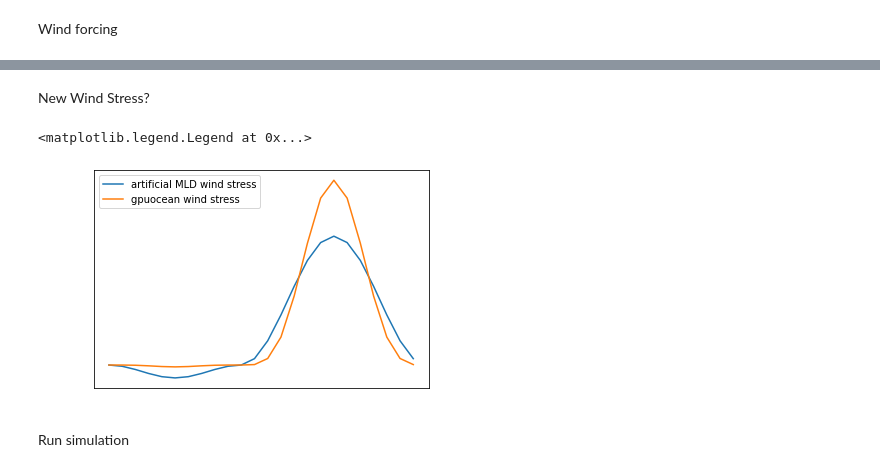
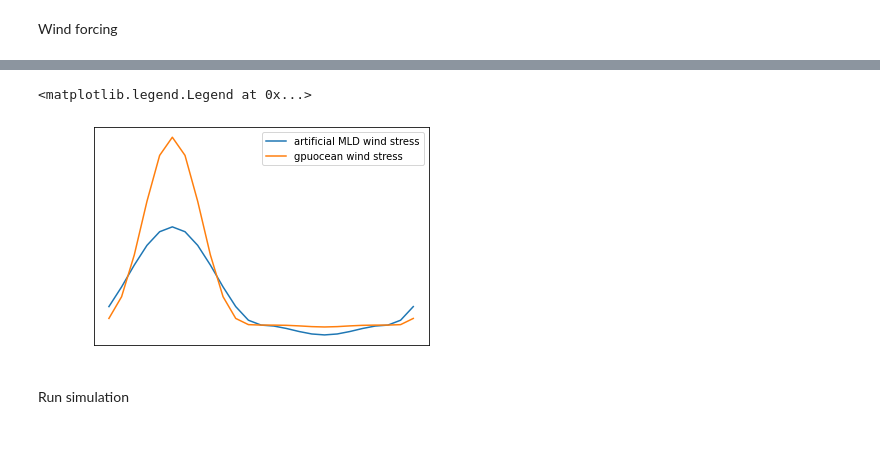
Before and after one commit to sintefmath/reduced-gravity-ocean-model, a Jupyter notebook: notebooks/Oslofjord/Oslofjord-ArtificialParameters.ipynb, the cells around one changed output, grey strips where cells are left out. Drawn from its saved outputs; the diff is of its cells as text; code cells hidden in the pictures; blank space fills up the shorter version.

```diff
--- a/notebooks/Oslofjord/Oslofjord-ArtificialParameters.ipynb
+++ b/notebooks/Oslofjord/Oslofjord-ArtificialParameters.ipynb
@@ -197,5 +225,5 @@ data_args["g"] = 0.01
 # %%
-data_args["r"] = 3.0e-3
+data_args["r"] = 1.0e-3#3.0e-3
 # %% [markdown]
 Set-up osciallating BC
 # %%
@@ -215,7 +246,7 @@ ts = data_args["t"] + np.arange(0, T+1, step=t_step)
 # %%
 ampl_v = 0.3 #Input
 freq = 12*3600
-bc_v_ref = ampl_v * np.cos(2*np.pi*ts/freq)[:,np.newaxis]
+bc_v_ref = ampl_v * np.sin(2*np.pi*ts/freq)[:,np.newaxis]
 
 bc_v = np.zeros((T_steps, NX))
 bc_v[:,165:] = np.ones((T_steps, NX-165)) * bc_v_ref
@@ -227,8 +261,8 @@ plt.ylabel("u [m^2/s]")
 # %%
 bc_h = mld[0].data*np.ones((T_steps,NX)) #np.tile(mld[0], (T_steps,1))
 
-ampl_h = 3.0
-bc_h[:,165:] = bc_h[:,165:] + ampl_h*np.ones_like(bc_h[:,165:])*np.cos(2*np.pi*ts/freq)[:,np.newaxis]
+ampl_h = 4.0
+bc_h[:,165:] = bc_h[:,165:] + ampl_h*np.ones_like(bc_h[:,165:])*np.sin(2*np.pi*ts/freq)[:,np.newaxis]
 
 bc_hv = bc_h*bc_v
 
@@ -256,9 +293,11 @@ wind_angle = np.deg2rad(45.0)
 
 wind_u = (np.int32(np.ceil((T_steps)/24)) * list(np.cos(wind_angle)*wind_u_ref[:,np.newaxis][:,np.newaxis].astype(np.float32)))[0:len(ts)]
 wind_v = (len(wind_u) *list(np.sin(wind_angle)*wind_u_ref[:,np.newaxis][:,np.newaxis].astype(np.float32)))[0:len(ts)]
+# %%
+for shift in range(12):
+    wind_u.append(wind_u.pop(0))
+    wind_v.append(wind_v.pop(0))
 # %%
 from gpuocean.utils import WindStress
 wind = WindStress.WindStress(t=ts, wind_u=wind_v, wind_v=wind_u)
 wind.compute_wind_stress_from_wind()
-# %% [markdown]
-New Wind Stress?
@@ -301,19 +305,20 @@ New Wind Stress?
 from gpuocean.utils import WindStress
 data_args["wind"] = WindStress.WindStress(t=[0],stress_u=[np.array([[0.0]], dtype=np.float32)],stress_v=[np.array([[0.0]], dtype=np.float32)])
 # %%
-wind_scaling = 1e-5
+wind_scaling = 0.75*1e-5
 
 wind_stress_u = copy.deepcopy(wind_u)
 wind_stress_v = copy.deepcopy(wind_v)
 for t_idx in range(len(wind_stress_u)):
     wind_stress_u[t_idx] = wind_scaling*wind_stress_u[t_idx]
     wind_stress_v[t_idx] = wind_scaling*wind_stress_v[t_idx]
 
 data_args["wind"] = WindStress.WindStress(t=ts, stress_u=wind_stress_v, stress_v=wind_stress_u)
 
-plt.plot(np.array(wind_stress_u).flatten()[0:24], label="artificial MLD wind stress")
-plt.plot(np.array(wind.stress_v).flatten()[0:24], label="gpuocean wind stress")
+plt.plot(np.array(wind_stress_u).flatten()[0:25], label="artificial MLD wind stress")
+plt.plot(np.array(wind.stress_v).flatten()[0:25], label="gpuocean wind stress")
+plt.xticks([0,6,12,18,24],[12,18,0,6,12])
 plt.legend(labelcolor="black")
 # %% [output]
 <matplotlib.legend.Legend at 0x...>
-[figure, old version]
+[figure, new version]
```
Also changed, not shown: parts of 27 cells of this notebook.
